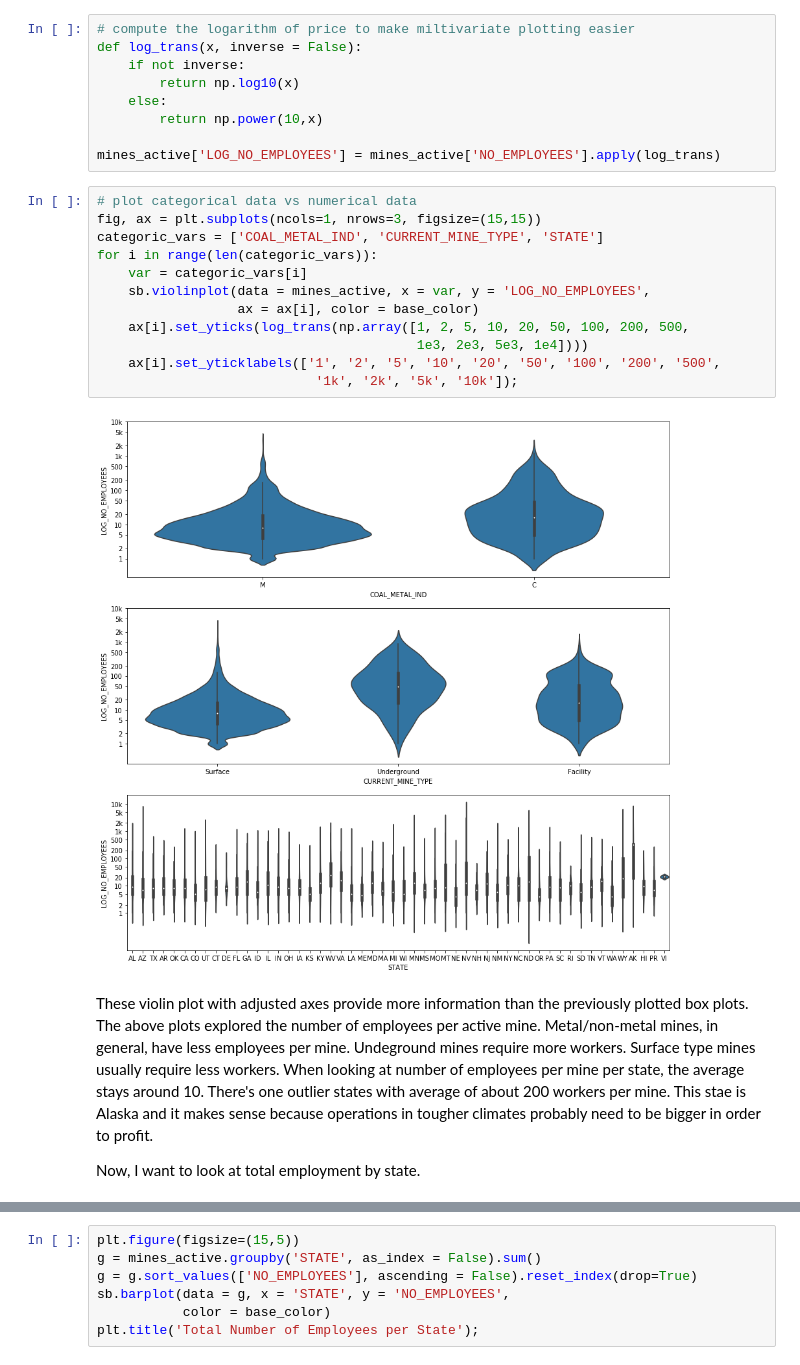
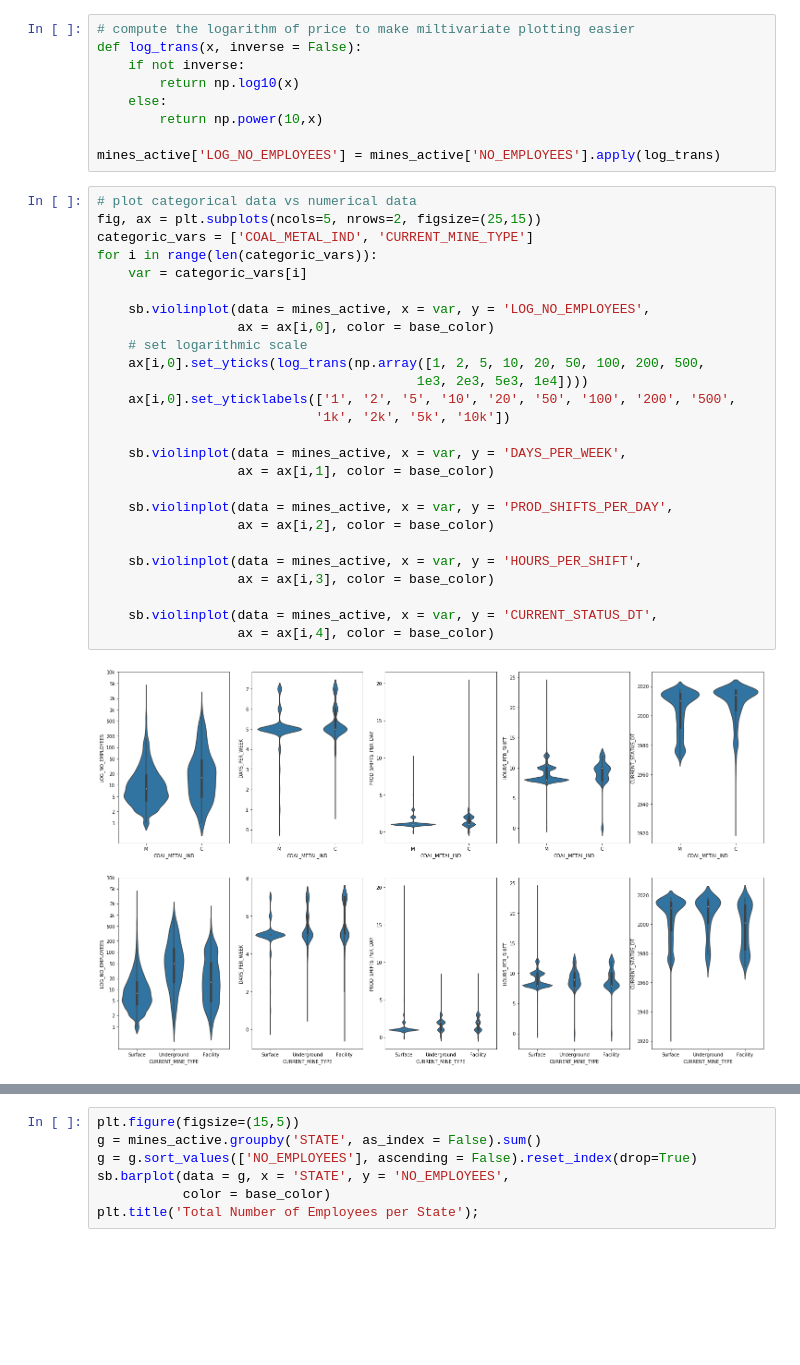
Before and after one commit to dvokinsark/us_mines, a Jupyter notebook: data_exploration.ipynb, the cells around one changed output, grey strips where cells are left out. Saved outputs shown, nothing was run; the diff lists cells and outputs as text; blank space fills up the shorter version.

Commit message:
feat: Improve bivariate exploration for active mines

```diff
--- a/data_exploration.ipynb
+++ b/data_exploration.ipynb
@@ -597,19 +597,29 @@ def log_trans(x, inverse = False):
 mines_active['LOG_NO_EMPLOYEES'] = mines_active['NO_EMPLOYEES'].apply(log_trans)
 # %%
 # plot categorical data vs numerical data
-fig, ax = plt.subplots(ncols=1, nrows=3, figsize=(15,15))
-categoric_vars = ['COAL_METAL_IND', 'CURRENT_MINE_TYPE', 'STATE']
+fig, ax = plt.subplots(ncols=5, nrows=2, figsize=(25,15))
+categoric_vars = ['COAL_METAL_IND', 'CURRENT_MINE_TYPE']
 for i in range(len(categoric_vars)):
     var = categoric_vars[i]
+
     sb.violinplot(data = mines_active, x = var, y = 'LOG_NO_EMPLOYEES',
-                  ax = ax[i], color = base_color)
-    ax[i].set_yticks(log_trans(np.array([1, 2, 5, 10, 20, 50, 100, 200, 500,
+                  ax = ax[i,0], color = base_color)
+    # set logarithmic scale
+    ax[i,0].set_yticks(log_trans(np.array([1, 2, 5, 10, 20, 50, 100, 200, 500,
                                          1e3, 2e3, 5e3, 1e4])))
-    ax[i].set_yticklabels(['1', '2', '5', '10', '20', '50', '100', '200', '500',
-                            '1k', '2k', '5k', '10k']);
+    ax[i,0].set_yticklabels(['1', '2', '5', '10', '20', '50', '100', '200', '500',
+                            '1k', '2k', '5k', '10k'])
+
+    sb.violinplot(data = mines_active, x = var, y = 'DAYS_PER_WEEK',
+                  ax = ax[i,1], color = base_color)
+
+    sb.violinplot(data = mines_active, x = var, y = 'PROD_SHIFTS_PER_DAY',
+                  ax = ax[i,2], color = base_color)
+
+    sb.violinplot(data = mines_active, x = var, y = 'HOURS_PER_SHIFT',
+                  ax = ax[i,3], color = base_color)
+
+    sb.violinplot(data = mines_active, x = var, y = 'CURRENT_STATUS_DT',
+                  ax = ax[i,4], color = base_color)
 # %% [output]
-[figure, old version]
+[figure, new version]
-# %% [markdown]
-These violin plot with adjusted axes provide more information than the previously plotted box plots. The above plots explored the number of employees per active mine. Metal/non-metal mines, in general, have less employees per mine. Undeground mines require more workers. Surface type mines usually require less workers. When looking at number of employees per mine per state, the average stays around 10. There's one outlier states with average of about 200 workers per mine. This stae is Alaska and it makes sense because operations in tougher climates probably need to be bigger in order to profit.
-
-Now, I want to look at total employment by state.
```
Also changed, not shown: parts of 3 cells of this notebook.
